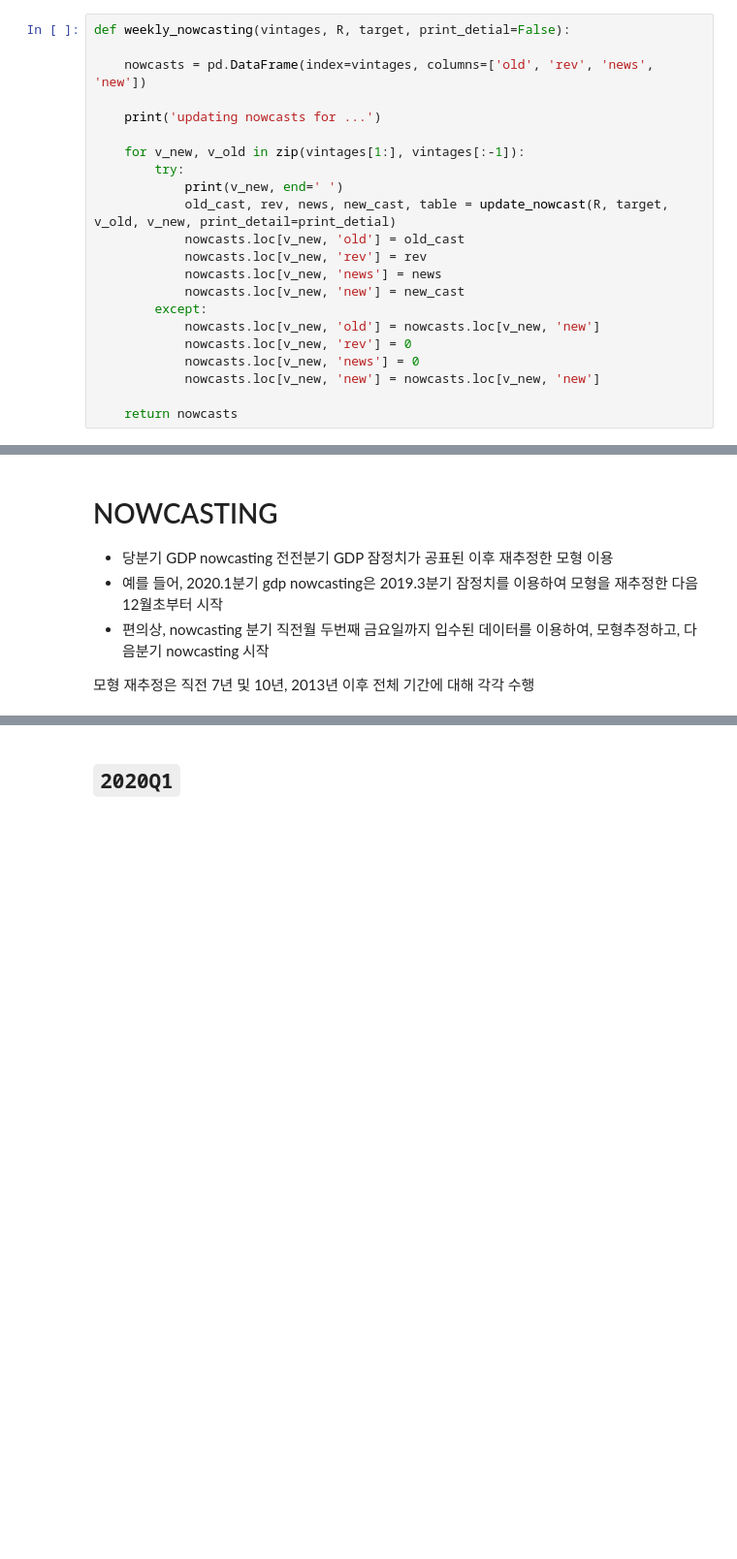
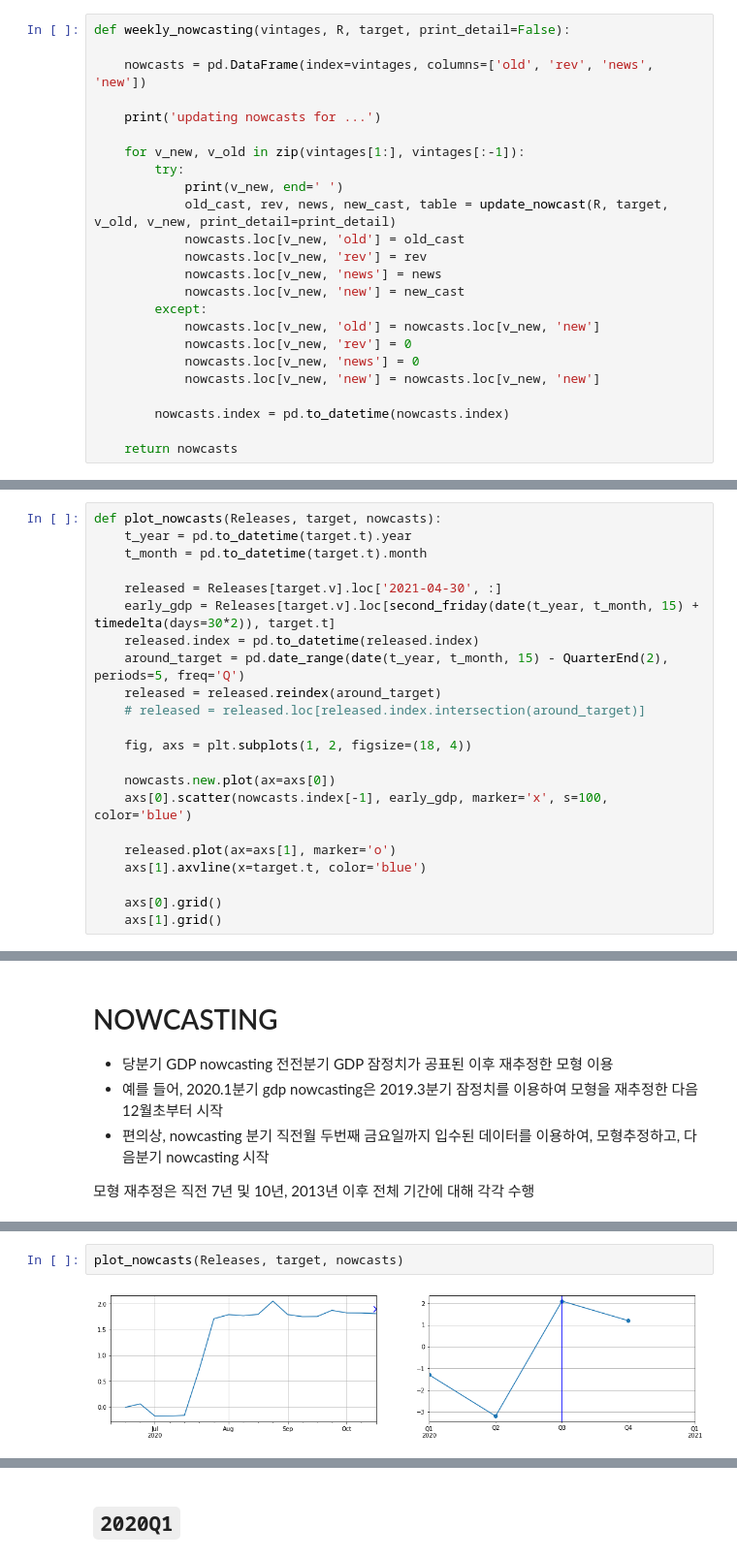
Before and after one commit to hyunchangyi/nowcasting, a Jupyter notebook: nowcasting_kr.ipynb, the cells around one changed output, grey strips where cells are left out. Shown at 97% size. Cells and saved outputs as stored; diff of their text form; blank space fills up the shorter version.

```diff
--- a/nowcasting_kr.ipynb
+++ b/nowcasting_kr.ipynb
@@ -1691,7 +1682,7 @@ def update_nowcast(Res, target, v_old, v_new, print_detail=True):
 # %% [markdown]
 ### Weekly nowcasting
 # %%
-def weekly_nowcasting(vintages, R, target, print_detial=False):
+def weekly_nowcasting(vintages, R, target, print_detail=False):
 
     nowcasts = pd.DataFrame(index=vintages, columns=['old', 'rev', 'news', 'new'])
 
@@ -1700,7 +1691,7 @@ def weekly_nowcasting(vintages, R, target, print_detial=False):
     for v_new, v_old in zip(vintages[1:], vintages[:-1]):
         try:
             print(v_new, end=' ')
-            old_cast, rev, news, new_cast, table = update_nowcast(R, target, v_old, v_new, print_detail=print_detial)
+            old_cast, rev, news, new_cast, table = update_nowcast(R, target, v_old, v_new, print_detail=print_detail)
             nowcasts.loc[v_new, 'old'] = old_cast
             nowcasts.loc[v_new, 'rev'] = rev
             nowcasts.loc[v_new, 'news'] = news
@@ -1711,4 +1702,6 @@ def weekly_nowcasting(vintages, R, target, print_detial=False):
             nowcasts.loc[v_new, 'news'] = 0
             nowcasts.loc[v_new, 'new'] = nowcasts.loc[v_new, 'new']
 
+        nowcasts.index = pd.to_datetime(nowcasts.index)
+
     return nowcasts
@@ -1715,2 +1710,24 @@ def weekly_nowcasting(vintages, R, target, print_detial=False):
+# %%
+def plot_nowcasts(Releases, target, nowcasts):
+    t_year = pd.to_datetime(target.t).year
+    t_month = pd.to_datetime(target.t).month
+
+    released = Releases[target.v].loc['2021-04-30', :]
+    early_gdp = Releases[target.v].loc[second_friday(date(t_year, t_month, 15) + timedelta(days=30*2)), target.t]
+    released.index = pd.to_datetime(released.index)
+    around_target = pd.date_range(date(t_year, t_month, 15) - QuarterEnd(2), periods=5, freq='Q')
+    released = released.reindex(around_target)
+    # released = released.loc[released.index.intersection(around_target)]
+
+    fig, axs = plt.subplots(1, 2, figsize=(18, 4))
+
+    nowcasts.new.plot(ax=axs[0])
+    axs[0].scatter(nowcasts.index[-1], early_gdp, marker='x', s=100, color='blue')
+
+    released.plot(ax=axs[1], marker='o')
+    axs[1].axvline(x=target.t, color='blue')
+
+    axs[0].grid()
+    axs[1].grid()
 # %% [markdown]
 # ESTIMATION
@@ -1812,0 +1902,4 @@ P_ppi     -0.0138  0.4194  0.0917  0.0397
+# %%
+plot_nowcasts(Releases, target, nowcasts)
+# %% [output]
+[figure, added]
```
Also changed, not shown: parts of 51 cells of this notebook, 3 other files.
